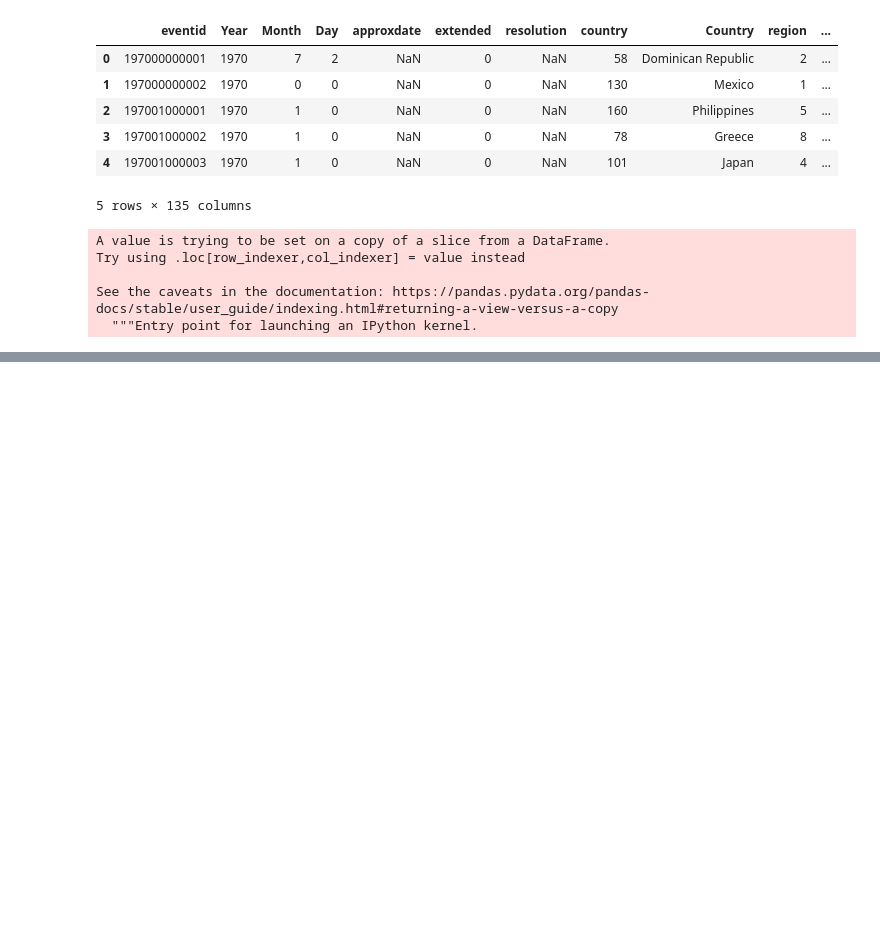
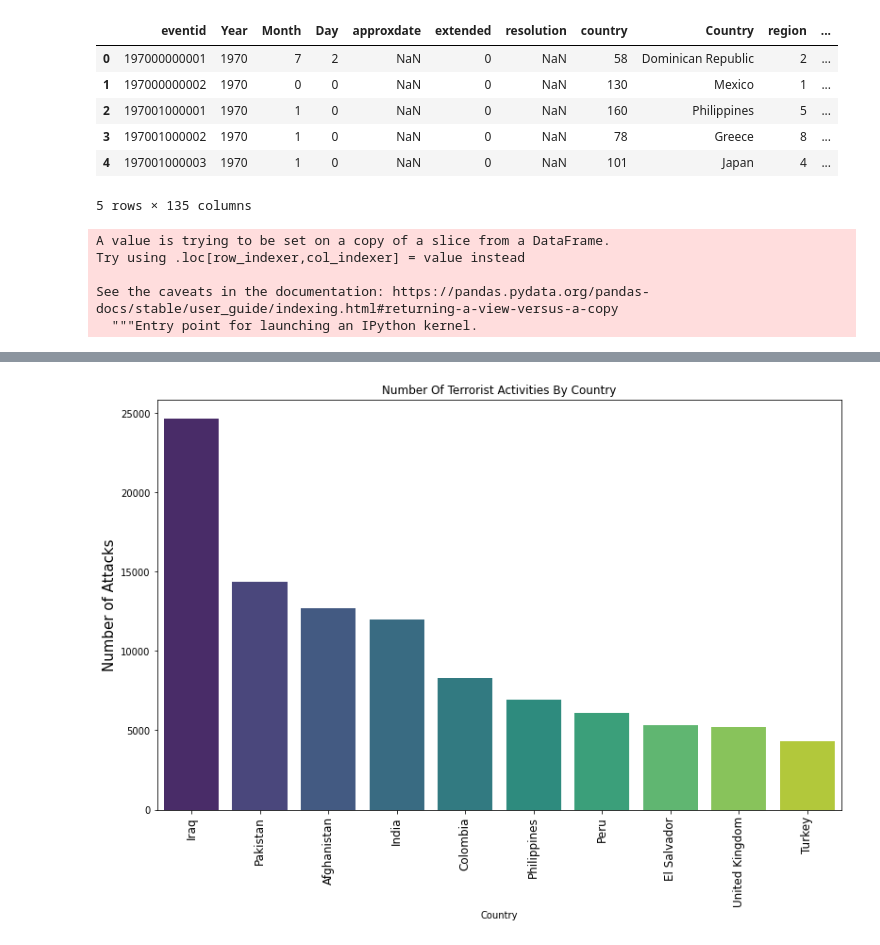
Before and after one commit to aniketborde/Aniket_EDA_Project, a Jupyter notebook: Aniket_EDA_Project.ipynb, the cells around one changed output, grey strips where cells are left out. Saved outputs shown, nothing was run; the diff lists cells and outputs as text; code cells hidden in the pictures; blank space fills up the shorter version.

```diff
--- a/Aniket_EDA_Project.ipynb
+++ b/Aniket_EDA_Project.ipynb
@@ -65,0 +117,10 @@ DF_new
+# %%
+# Plotting No of attacks Country wise
+plt.subplots(figsize=(13,8))
+sns.countplot(x='Country',data=Terror,palette='viridis',order=Terror['Country'].value_counts()[0:10].index)
+plt.xticks(rotation=90,fontsize = 12)
+plt.ylabel('Number of Attacks', fontsize=15)
+plt.title('Number Of Terrorist Activities By Country')
+plt.show()
+# %% [output]
+[figure, added]
```
Also changed, not shown: parts of 10 cells of this notebook.
